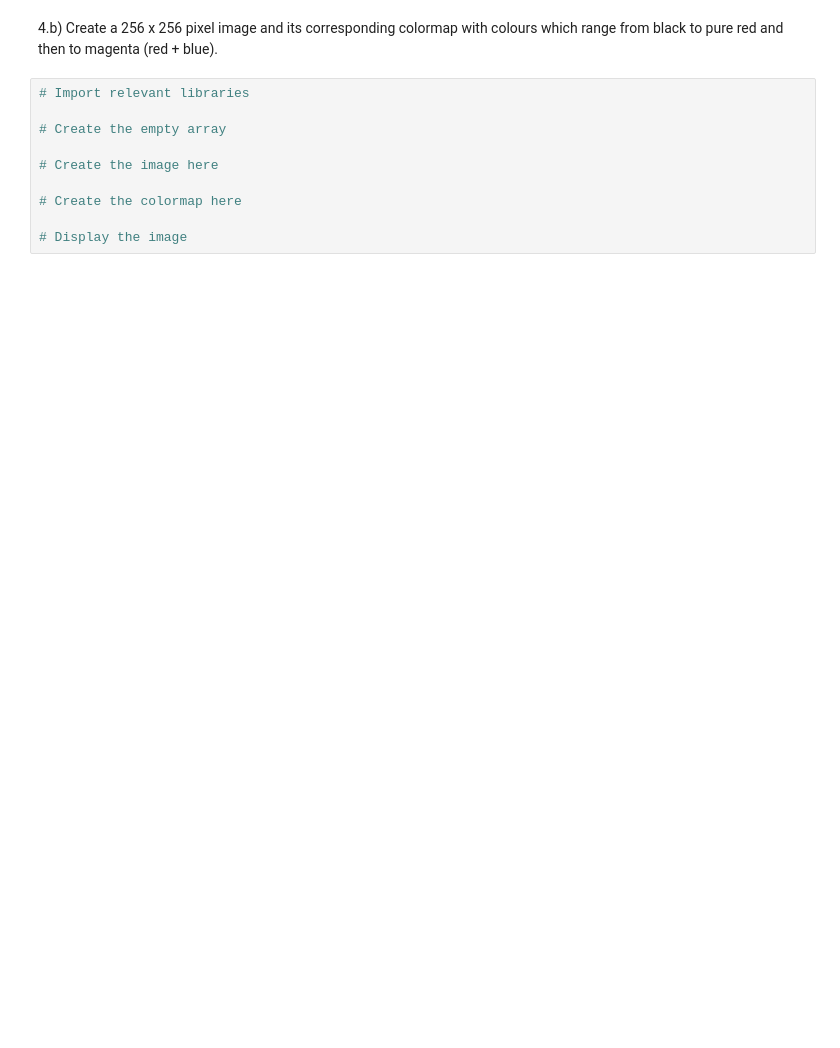
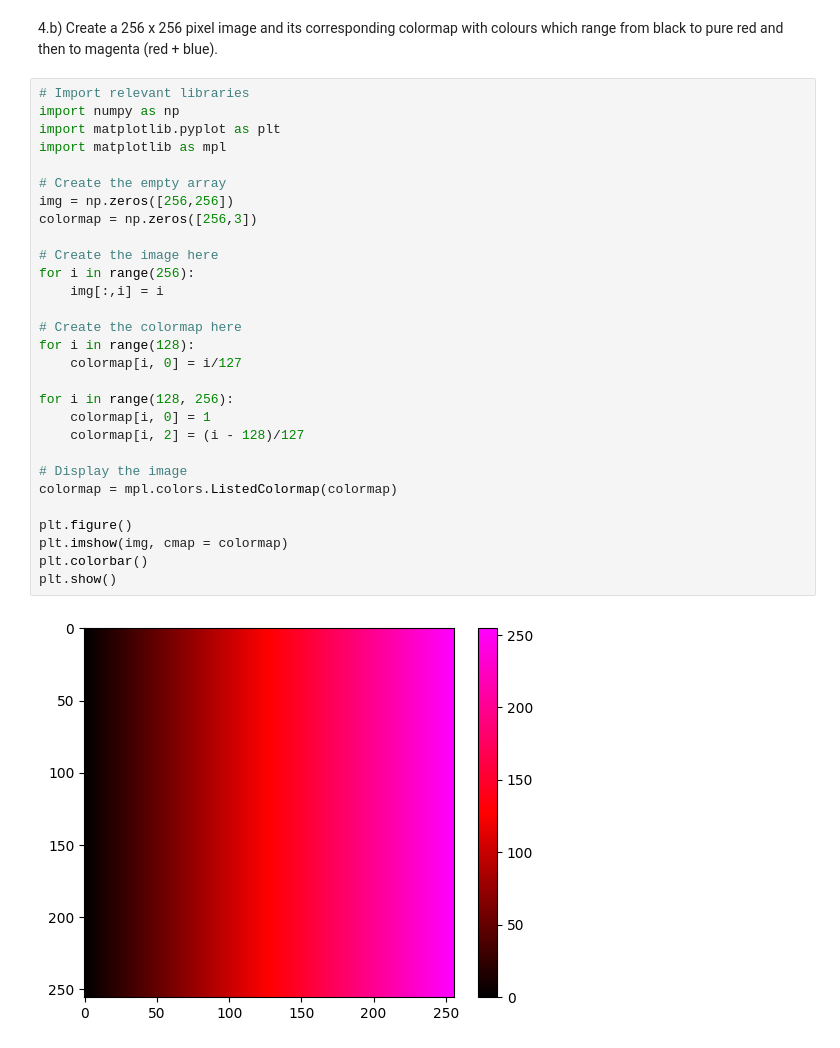
Before and after one commit to bimj0rk/Python, a Jupyter notebook: UNSTPB/Year IV/Semester 1/Image Processing/Laboratory 1/Lab I - Welcome to Python and Image Processing.ipynb, the cells around one changed output. Saved outputs shown, nothing was run; the diff lists cells and outputs as text; blank space fills up the shorter version.

```diff
--- a/UNSTPB/Year IV/Semester 1/Image Processing/Laboratory 1/Lab I - Welcome to Python and Image Processing.ipynb
+++ b/UNSTPB/Year IV/Semester 1/Image Processing/Laboratory 1/Lab I - Welcome to Python and Image Processing.ipynb
@@ -256,12 +278,33 @@ colormap = np.zeros([128,3])
 # %% [markdown]
 4.b) Create a 256 x 256 pixel image and its corresponding colormap with colours which range from black to pure red and then to magenta (red + blue).
-# %%
-# Import relevant libraries
-
-# Create the empty array
-
-# Create the image here
-
-# Create the colormap here
-
-# Display the image
+# %%
+# Import relevant libraries
+import numpy as np
+import matplotlib.pyplot as plt
+import matplotlib as mpl
+
+# Create the empty array
+img = np.zeros([256,256])
+colormap = np.zeros([256,3])
+
+# Create the image here
+for i in range(256):
+    img[:,i] = i
+
+# Create the colormap here
+for i in range(128):
+    colormap[i, 0] = i/127
+
+for i in range(128, 256):
+    colormap[i, 0] = 1
+    colormap[i, 2] = (i - 128)/127
+
+# Display the image
+colormap = mpl.colors.ListedColormap(colormap)
+
+plt.figure()
+plt.imshow(img, cmap = colormap)
+plt.colorbar()
+plt.show()
+# %% [output]
+[figure, added]
```
Also changed, not shown: parts of 3 cells of this notebook.
